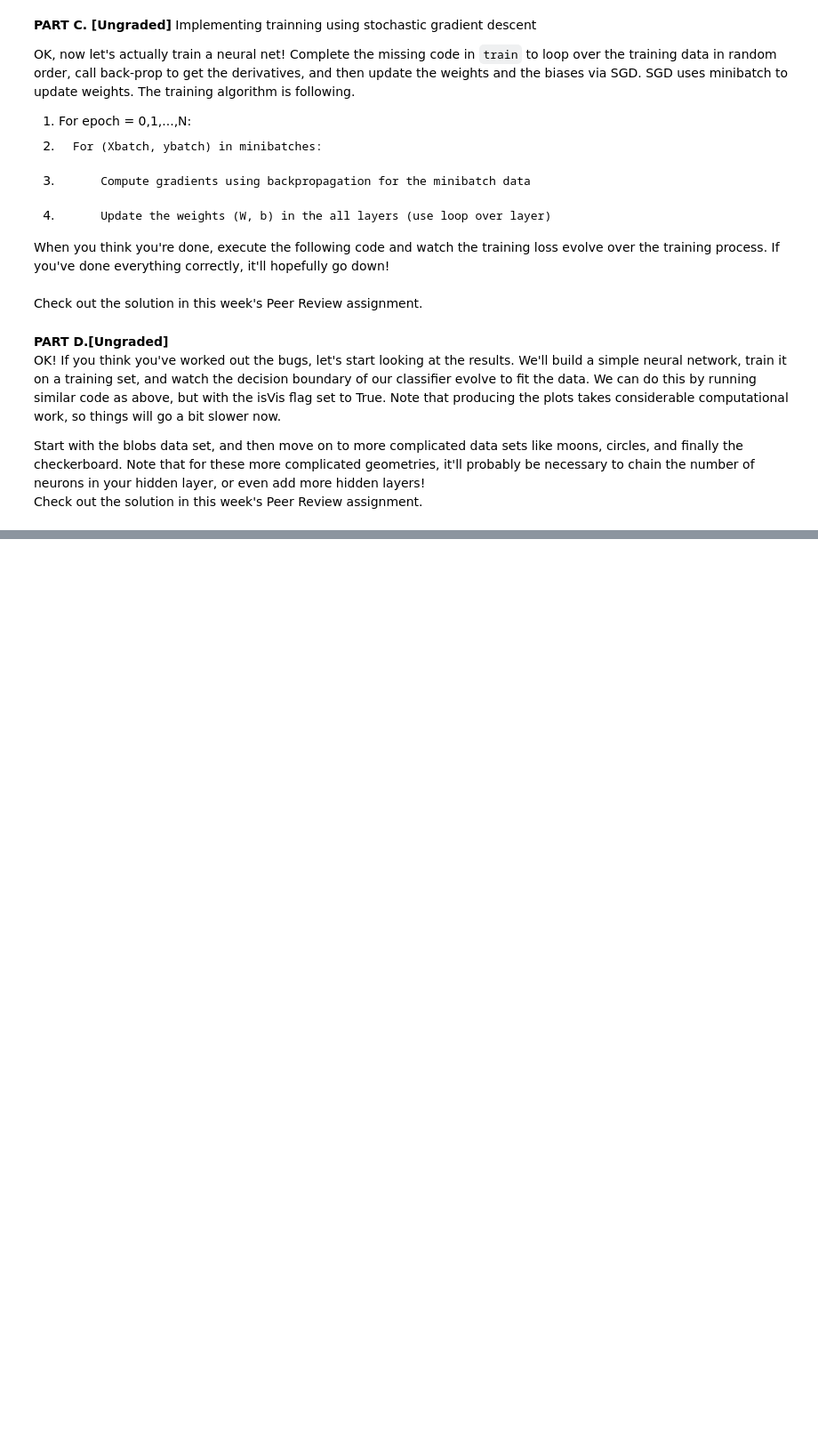
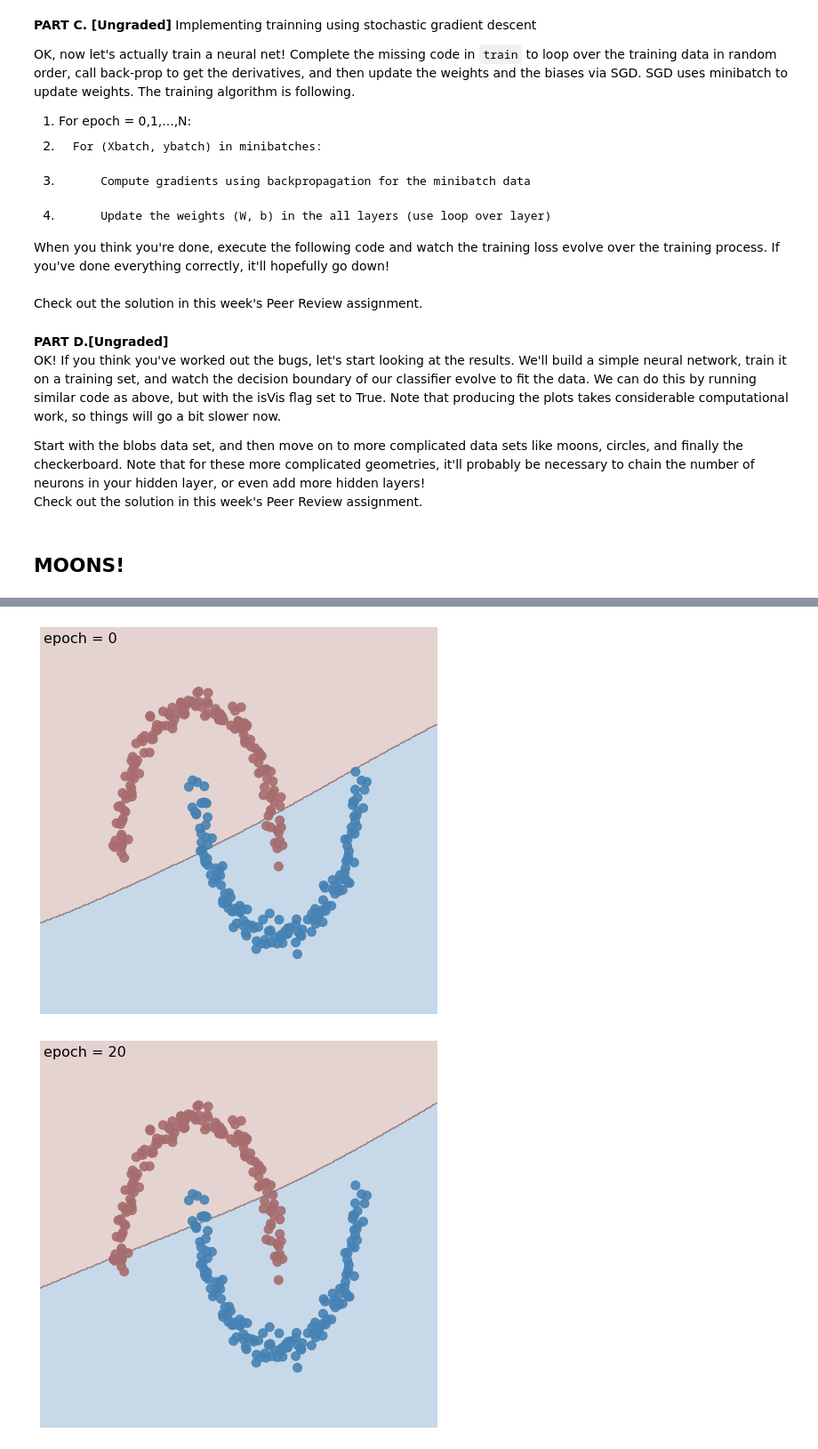
Before and after one commit to pdvnny/intro_to_DL, a Jupyter notebook: Module1-AllTasks.ipynb, the cells around one changed output, grey strips where cells are left out. Shown at 89% size. Drawn from its saved outputs; the diff is of its cells as text; code cells hidden in the pictures; blank space fills up the shorter version.

```diff
--- a/Module1-AllTasks.ipynb
+++ b/Module1-AllTasks.ipynb
@@ -772,3 +783,14 @@ OK! If you think you've worked out the bugs, let's start looking at the results.
 
 Start with the blobs data set, and then move on to more complicated data sets like moons, circles, and finally the checkerboard. Note that for these more complicated geometries, it'll probably be necessary to chain the number of neurons in your hidden layer, or even add more hidden layers! <br>
 Check out the solution in this week's Peer Review assignment.
+# %% [markdown]
+## MOONS!
+# %%
+# MOONS
+X_train, y_train = generate_data(300, "moons")
+X_valid, y_valid = generate_data(300, "moons")
+
+# Build a model and train using the train and validation data. Tweak model and training hyperparameters and display the results.
+nn = Network([2, 30, 15, 2])
+nn.train(X_train, y_train, X_valid, y_valid, eta=0.25, num_epochs=101, isPrint=True, isVis=True)
+# %% [output]
@@ -774,0 +808,2 @@ Check out the solution in this week's Peer Review assignment.
+[figure, added]
+[figure, added]
```
Also changed, not shown: parts of 12 cells of this notebook, 2 other files.
